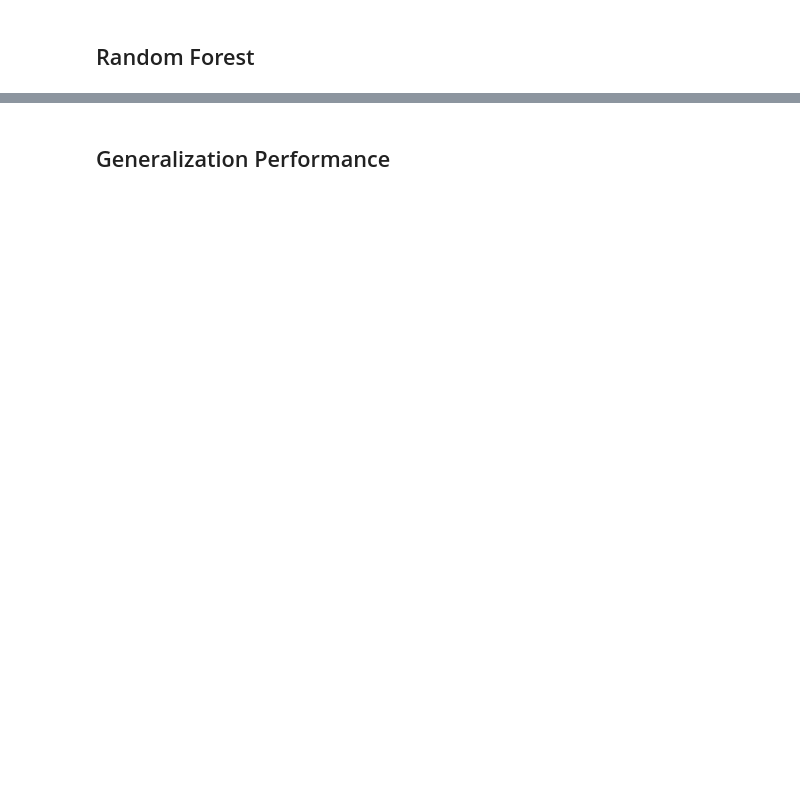
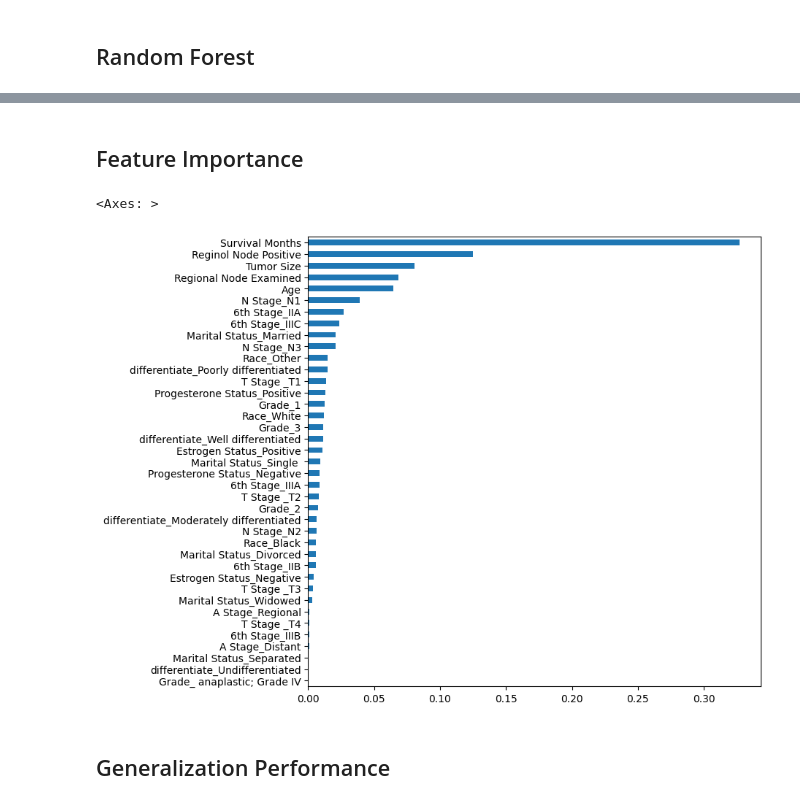
Before and after one commit to zivkovicbogdana/breast-cancer-prediction, a Jupyter notebook: analysis.ipynb, the cells around one changed output, grey strips where cells are left out. Saved outputs shown, nothing was run; the diff lists cells and outputs as text; code cells hidden in the pictures; blank space fills up the shorter version.

```diff
--- a/analysis.ipynb
+++ b/analysis.ipynb
@@ -272,3 +306,14 @@ results_df
+# %% [markdown]
+## Feature Importance
+# %%
+var_imp = pd.DataFrame({'importance': best_rfmodel.feature_importances_},
+                       index=X_train.columns)
+
+var_imp.sort_values(by='importance').plot.barh(figsize=(8,8),
+                                               legend=False)
+# %% [output]
+<Axes: >
+[figure, added]
 # %% [markdown]
 ## Generalization Performance
 # %%
```
Also changed, not shown: parts of 13 cells of this notebook.
